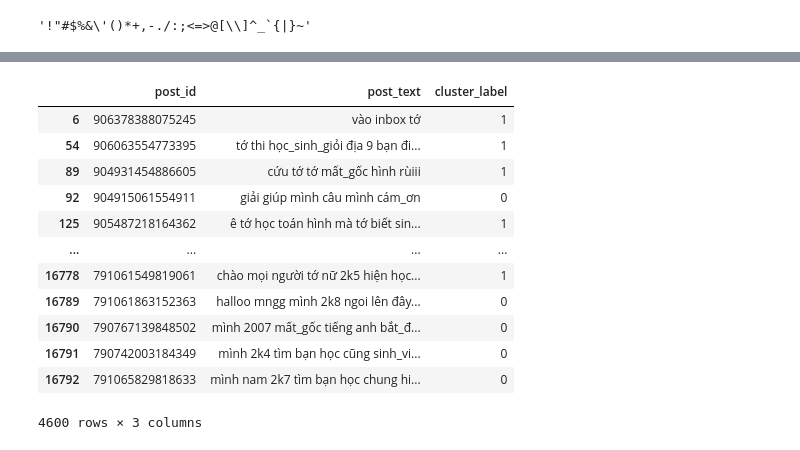
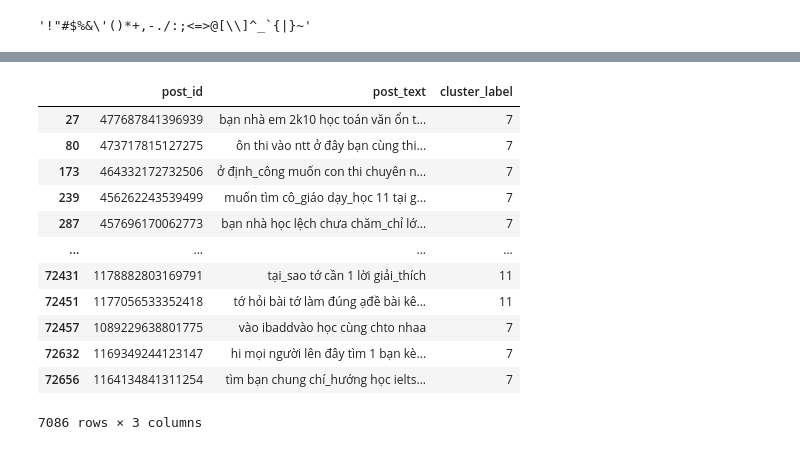
Before and after one commit to thanksbinh/student-posts-classifier, a Jupyter notebook: StudentRequestClassifier.ipynb, the cells around one changed output, grey strips where cells are left out. Drawn from its saved outputs; the diff is of its cells as text; code cells hidden in the pictures.

Commit message:
Add more data and cleaning (over 70000 posts)

```diff
--- a/StudentRequestClassifier.ipynb
+++ b/StudentRequestClassifier.ipynb
@@ -235,0 +376,2 @@ def remove_punc(text):
+# %%
+df['post_text'] = df['post_text'].apply(replace11) # before remove_punc
@@ -236,6 +403,6 @@ def remove_punc(text):
 # %%
-df['post_text'] = df['post_text'].apply(remove_url)
-df['post_text'] = df['post_text'].apply(remove_punc)
+df['post_text'] = df['post_text'].apply(remove_punc_1) # before word_segment_wrapper
+df['post_text'] = df['post_text'].apply(word_segment_wrapper)
 df.tail()
 # %% [output]
 |  | post_id | post_text | shared_text | original_text | time | image_lowquality | images_lowquality | ... |
@@ -432,3 +520,14 @@ dicDf.sort_values(by=['count'], ascending=False)
 dicDf.to_csv('/content/dicDf.csv', index=False)
 # %%
 texts = df['post_text'].tolist()
+# %%
+vectorizer = TfidfVectorizer(
+    # max_df=0.5,
+    min_df=5
+)
+t0 = time.time()
+
+X = vectorizer.fit_transform(texts)
+
+print(f"vectorization done in {time.time() - t0:.3f} s")
+print(f"n_samples: {X.shape[0]}, n_features: {X.shape[1]}")
@@ -435,13 +569,23 @@ texts = df['post_text'].tolist()
 # %%
-vectorizer = TfidfVectorizer()
-X = vectorizer.fit_transform(texts)
-
-number_of_clusters = 4
+number_of_clusters = 13
 
 # https://scikit-learn.org/stable/modules/generated/sklearn.cluster.KMeans.html
 model = KMeans(n_clusters=number_of_clusters,
                init='k-means++',
                max_iter=100, # Maximum number of iterations of the k-means algorithm for a single run.
-               n_init=1)  # Number of time the k-means algorithm will be run with different centroid seeds. The final results will be the best output of n_init consecutive runs in terms of inertia.
+               n_init=5)  # Number of time the k-means algorithm will be run with different centroid seeds. The final results will be the best output of n_init consecutive runs in terms of inertia.
 
-label = model.fit(X)
+label = model.fit_predict(X)
+# label = model.fit_predict(X_lsa)
+
+silhouette_avg = silhouette_score(X, label)
+print("For n_clusters =", number_of_clusters,
+      "The average silhouette_score is :", silhouette_avg)
+
+# # Compute the silhouette scores for each sample
+# sample_silhouette_values = silhouette_samples(X, label)
+# print("sample_silhouette_values:", sample_silhouette_values)
+
+# For n_clusters = 8 The average silhouette_score is : 0.022055678273926706
+# For n_clusters = 9 The average silhouette_score is : 0.023963791627270695
+# For n_clusters = 13 The average silhouette_score is : 0.029032926316117737
@@ -596,24 +749,24 @@ print("-> belongs to cluster " + cluster_labels[cluster3])
 # %%
 # prompt: create a dataframe from df, contain post_id, post_text and cluster_label
 
 df['cluster_label'] = model.labels_
 new_df = df[['post_id', 'post_text', 'cluster_label']]
 
-new_df = new_df[new_df['cluster_label'].isin([0,1])]
-new_df = new_df[~new_df['post_text'].str.contains('thành_viên|tuyển_sinh|tuyển sinh')]
+new_df = new_df[new_df['cluster_label'].isin([7,11])]
+new_df = new_df[~new_df['post_text'].str.contains('thành_viên|tuyển_sinh|tuyển sinh|học_viên')]
 
 new_df
 # %% [output]
 |  | post_id | post_text | cluster_label |
-| 6 | 906378388075245 | vào inbox tớ | 1 |
-| 54 | 906063554773395 | tớ thi học_sinh_giỏi địa 9 bạn đi... | 1 |
-| 89 | 904931454886605 | cứu tớ tớ mất_gốc hình rùiii | 1 |
-| 92 | 904915061554911 | giải giúp mình câu mình cám_ơn | 0 |
-| 125 | 905487218164362 | ê tớ học toán hình mà tớ biết sin... | 1 |
+| 27 | 477687841396939 | bạn nhà em 2k10 học toán văn ổn t... | 7 |
+| 80 | 473717815127275 | ôn thi vào ntt ở đây bạn cùng thi... | 7 |
+| 173 | 464332172732506 | ở định_công muốn con thi chuyên n... | 7 |
+| 239 | 456262243539499 | muốn tìm cô_giáo dạy_học 11 tại g... | 7 |
+| 287 | 457696170062773 | bạn nhà học lệch chưa chăm_chỉ lớ... | 7 |
 | ... | ... | ... | ... |
-| 16778 | 791061549819061 | chào mọi người tớ nữ 2k5 hiện học... | 1 |
-| 16789 | 791061863152363 | halloo mngg mình 2k8 ngoi lên đây... | 0 |
-| 16790 | 790767139848502 | mình 2007 mất_gốc tiếng anh bắt_đ... | 0 |
-| 16791 | 790742003184349 | mình 2k4 tìm bạn học cũng sinh_vi... | 0 |
-| 16792 | 791065829818633 | mình nam 2k7 tìm bạn học chung hi... | 0 |
+| 72431 | 1178882803169791 | tại_sao tớ cần 1 lời giải_thích | 11 |
+| 72451 | 1177056533352418 | tớ hỏi bài tớ làm đúng ạđề bài kê... | 11 |
+| 72457 | 1089229638801775 | vào ibaddvào học cùng chto nhaa | 7 |
+| 72632 | 1169349244123147 | hi mọi người lên đây tìm 1 bạn kè... | 7 |
+| 72656 | 1164134841311254 | tìm bạn chung chí_hướng học ielts... | 7 |
-4600 rows × 3 columns
+7086 rows × 3 columns
```
Also changed, not shown: parts of 41 cells of this notebook.
